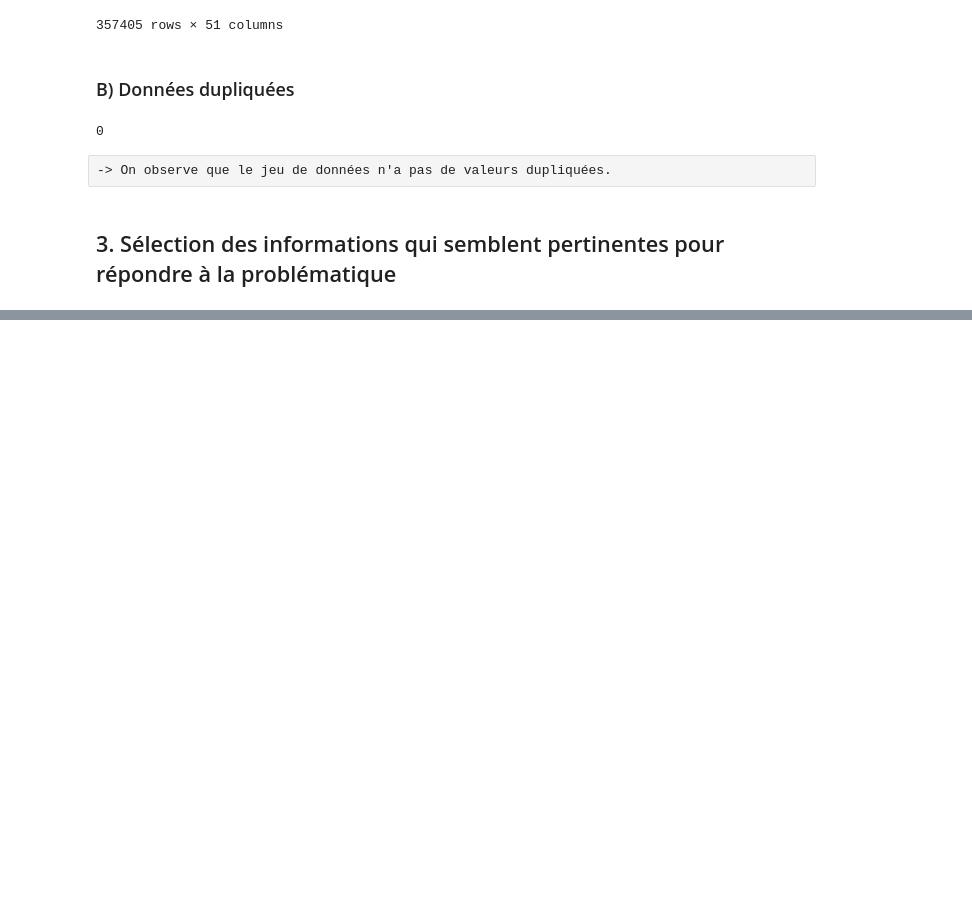
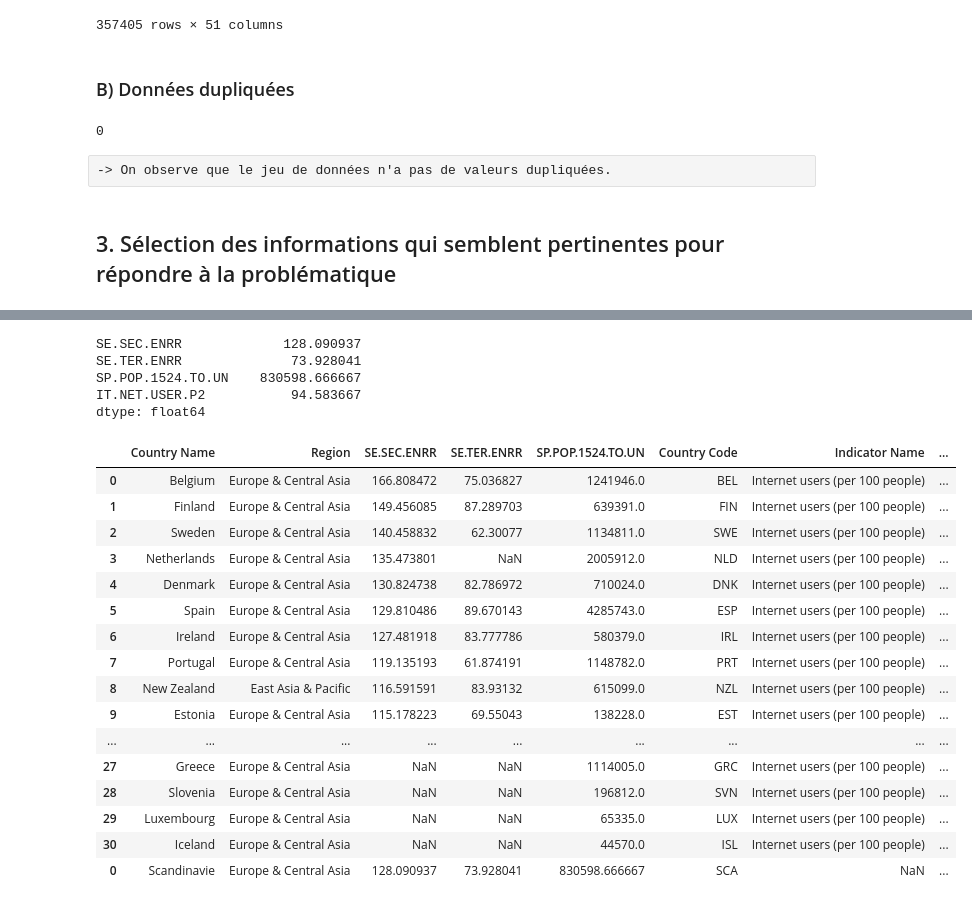
Before and after one commit to Leiel3/OpenClassRooms, a Jupyter notebook: P2/Projet 2 Analysez des données de systèmes éducatifs - EdTech ->> academy -Synthése.ipynb, the cells around one changed output, grey strips where cells are left out. Drawn from its saved outputs; the diff is of its cells as text; code cells hidden in the pictures; blank space fills up the shorter version.

```diff
--- a/P2/Projet 2 Analysez des données de systèmes éducatifs - EdTech ->> academy -Synthése.ipynb
+++ b/P2/Projet 2 Analysez des données de systèmes éducatifs - EdTech ->> academy -Synthése.ipynb
@@ -1334,0 +1313,12 @@ Pscandinave.describe()
+# %%
+# Jointure entre les differentes moyennes des pays en fonction des indicateurs\n",
+Ind = [Educsec, Educter, POPGlobdata, NETGlobdata]
+Synthése1= pd.merge(Educsec, Educter,how='outer',on=["Country Name","Region"])
+Synthése2= pd.merge(POPGlobdata, NETGlobdata,how='outer',on=["Country Name","Region"])
+Synthése= pd.merge(Synthése1, Synthése2,how='outer',on=["Country Name","Region"])
+
+#Renommer les colonnes
+Synthése.rename(columns = {'2015_x_x':'SE.SEC.ENRR'}, inplace = True)
+Synthése.rename(columns = {'2015_y_x':'SE.TER.ENRR'}, inplace = True)
+Synthése.rename(columns = {'2015_x_y':'SP.POP.1524.TO.UN'}, inplace = True)
+Synthése.rename(columns = {'2015_y_y':'IT.NET.USER.P2'}, inplace = True)
@@ -1334,0 +1347,36 @@ Pscandinave.describe()
+# %%
+#Création d'un pays fictif : Scandinavie (Norvège, Danemark, Suède)
+Pscandinave=["Denmark","Norway","Sweden"]
+SynthésePscandinave=Synthése[Synthése["Country Name"].isin(Pscandinave)]
+Scandinavie=SynthésePscandinave.mean()
+Scandinavie
+# %% [output]
+SE.SEC.ENRR             128.090937
+SE.TER.ENRR              73.928041
+SP.POP.1524.TO.UN    830598.666667
+IT.NET.USER.P2           94.583667
+dtype: float64
+# %%
+Scandinavie = pd.Series({'Country Name':'Scandinavie','Region':'Europe & Central Asia','SE.SEC.ENRR':128.090937,'SE.TER.ENRR':73.928041, 'SP.POP.1524.TO.UN':830598.666667,'IT.NET.USER.P2':94.583667,'Income Group':'High income: OECD','Country Code':'SCA'})
+Scandinavie=Scandinavie.to_frame().T
+#Synthése=Synthése.append(Scandinavie, ignore_index=True)
+Synthése=pd.concat([Synthése, Scandinavie])
+Synthése
+# %% [output]
+|  | Country Name | Region | SE.SEC.ENRR | SE.TER.ENRR | SP.POP.1524.TO.UN | Country Code | Indicator Name | ... |
+| 0 | Belgium | Europe & Central Asia | 166.808472 | 75.036827 | 1241946.0 | BEL | Internet users (per 100 people) | ... |
+| 1 | Finland | Europe & Central Asia | 149.456085 | 87.289703 | 639391.0 | FIN | Internet users (per 100 people) | ... |
+| 2 | Sweden | Europe & Central Asia | 140.458832 | 62.30077 | 1134811.0 | SWE | Internet users (per 100 people) | ... |
+| 3 | Netherlands | Europe & Central Asia | 135.473801 | NaN | 2005912.0 | NLD | Internet users (per 100 people) | ... |
+| 4 | Denmark | Europe & Central Asia | 130.824738 | 82.786972 | 710024.0 | DNK | Internet users (per 100 people) | ... |
+| 5 | Spain | Europe & Central Asia | 129.810486 | 89.670143 | 4285743.0 | ESP | Internet users (per 100 people) | ... |
+| 6 | Ireland | Europe & Central Asia | 127.481918 | 83.777786 | 580379.0 | IRL | Internet users (per 100 people) | ... |
+| 7 | Portugal | Europe & Central Asia | 119.135193 | 61.874191 | 1148782.0 | PRT | Internet users (per 100 people) | ... |
+| 8 | New Zealand | East Asia & Pacific | 116.591591 | 83.93132 | 615099.0 | NZL | Internet users (per 100 people) | ... |
+| 9 | Estonia | Europe & Central Asia | 115.178223 | 69.55043 | 138228.0 | EST | Internet users (per 100 people) | ... |
+| ... | ... | ... | ... | ... | ... | ... | ... | ... |
+| 27 | Greece | Europe & Central Asia | NaN | NaN | 1114005.0 | GRC | Internet users (per 100 people) | ... |
+| 28 | Slovenia | Europe & Central Asia | NaN | NaN | 196812.0 | SVN | Internet users (per 100 people) | ... |
+| 29 | Luxembourg | Europe & Central Asia | NaN | NaN | 65335.0 | LUX | Internet users (per 100 people) | ... |
+| 30 | Iceland | Europe & Central Asia | NaN | NaN | 44570.0 | ISL | Internet users (per 100 people) | ... |
+| 0 | Scandinavie | Europe & Central Asia | 128.090937 | 73.928041 | 830598.666667 | SCA | NaN | ... |
```
Also changed, not shown: parts of 88 cells of this notebook.
